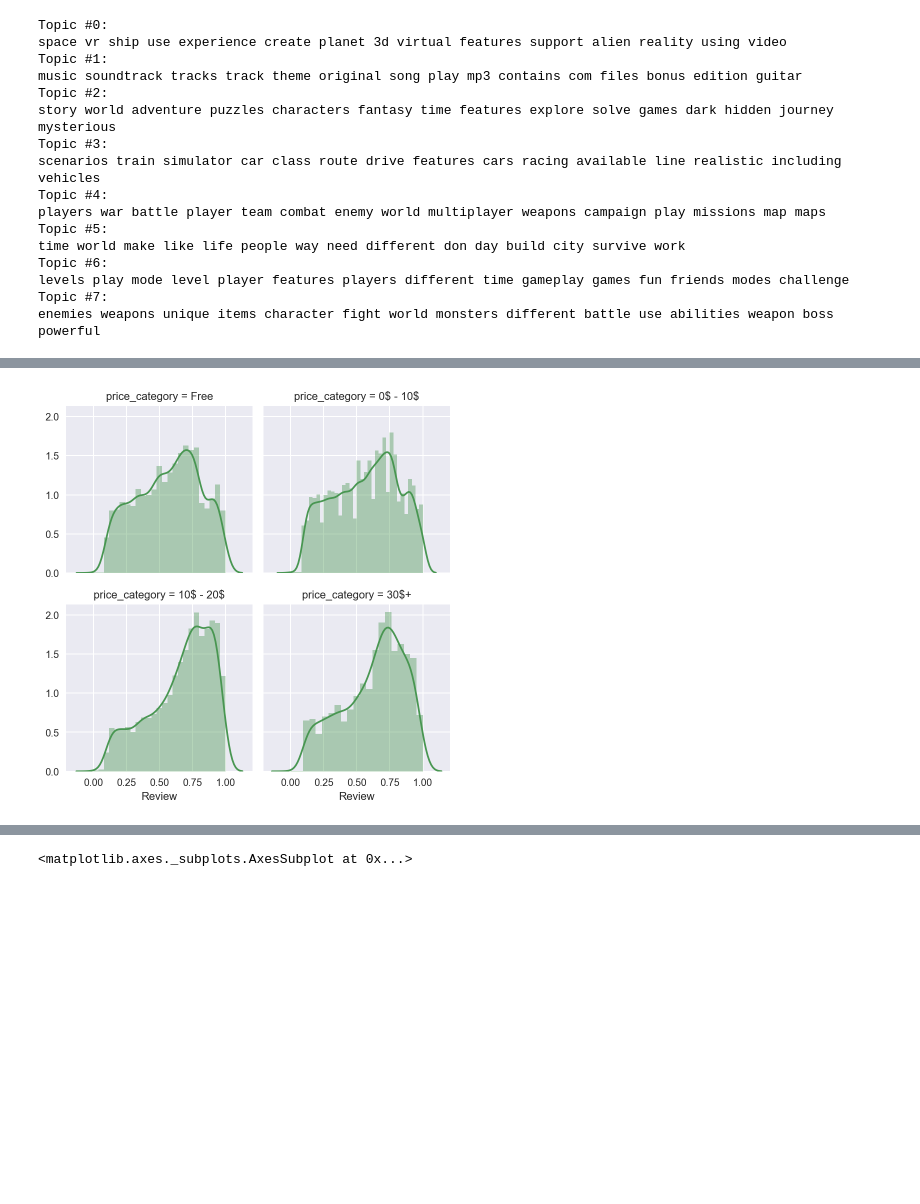
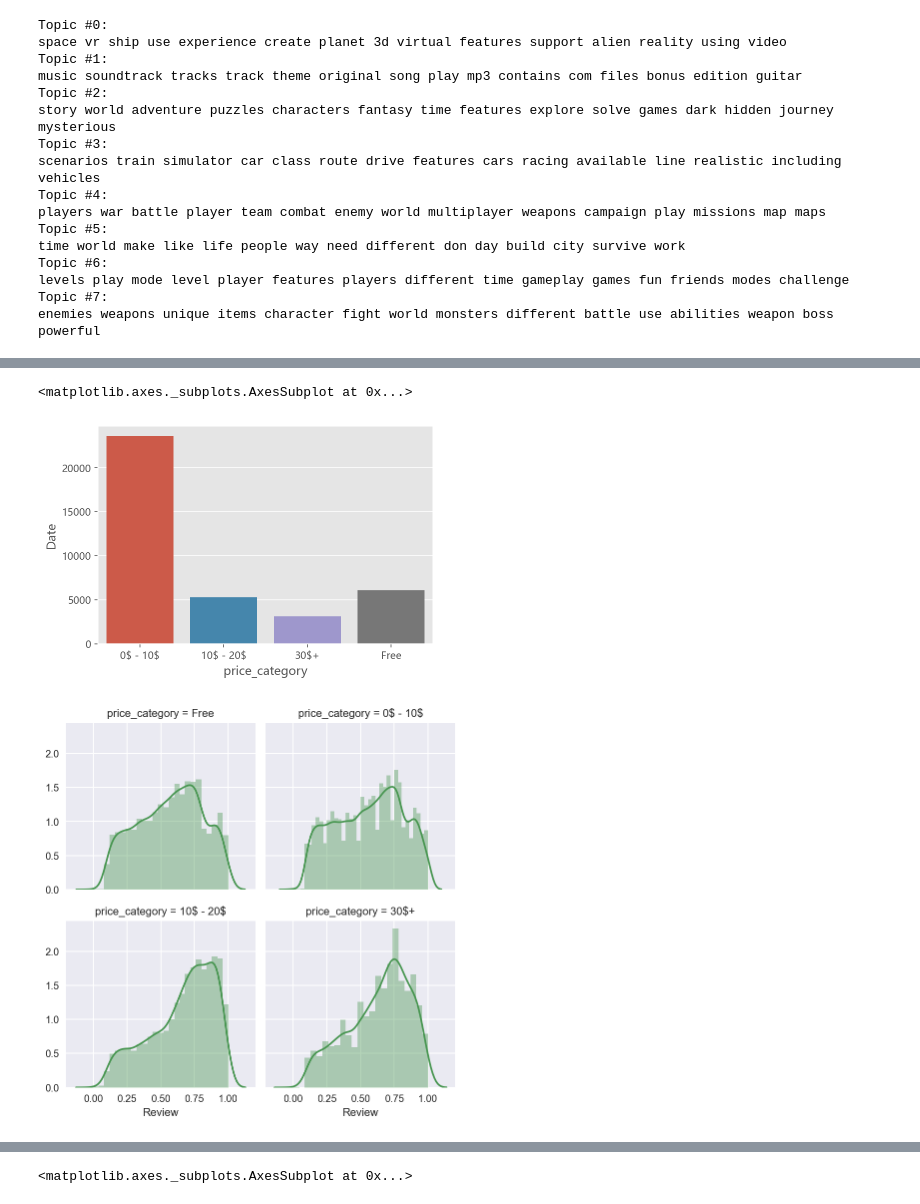
Before and after one commit to syc0521/SteamGames, a Jupyter notebook: notebooks/大作业提纲.ipynb, the cells around one changed output, grey strips where cells are left out. Cells and saved outputs as stored; diff of their text form; code cells hidden in the pictures; blank space fills up the shorter version.

```diff
--- a/notebooks/大作业提纲.ipynb
+++ b/notebooks/大作业提纲.ipynb
@@ -284,6 +284,14 @@ df_1 = df[df.Price == 0] # 免费游戏
 df_2 = df[(df.Price > 0) & (df.Price <= 10)] # 10美元以内
 df_3 = df[(df.Price > 10) & (df.Price <= 20)] # 10-20
 df_4 = df[df.Price > 20] # 20+
+# %%
+plt.style.use('ggplot')
+four_price = df.pivot_table(index='price_category',
+                            aggfunc='count').reset_index()
+sns.barplot(data=four_price,x='price_category',y='Date')
+# %% [output]
+<matplotlib.axes._subplots.AxesSubplot at 0x...>
+[figure, added]
 # %%
 # 四类游戏里好评度直方图及回归曲线
 plt.style.use('seaborn')
@@ -292,4 +300,4 @@ g = sns.FacetGrid(df,col='price_category',col_wrap=2,
                              '10\$ - 20\$','30$+'])
 g = g.map(sns.distplot, 'Review', color='#489651')
 # %% [output]
-[figure, old version]
+[figure, new version]
```
Also changed, not shown: parts of 4 cells of this notebook, 1 other file.
